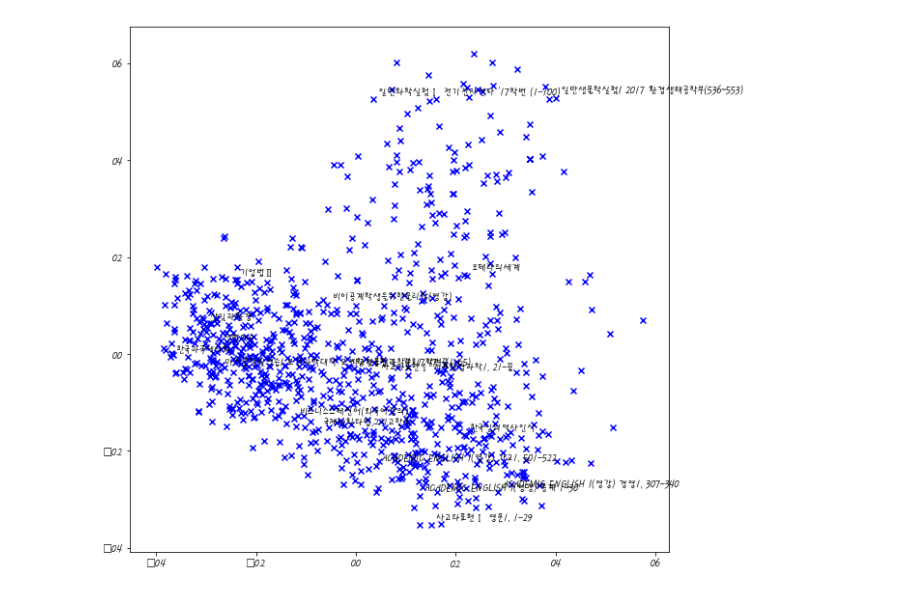
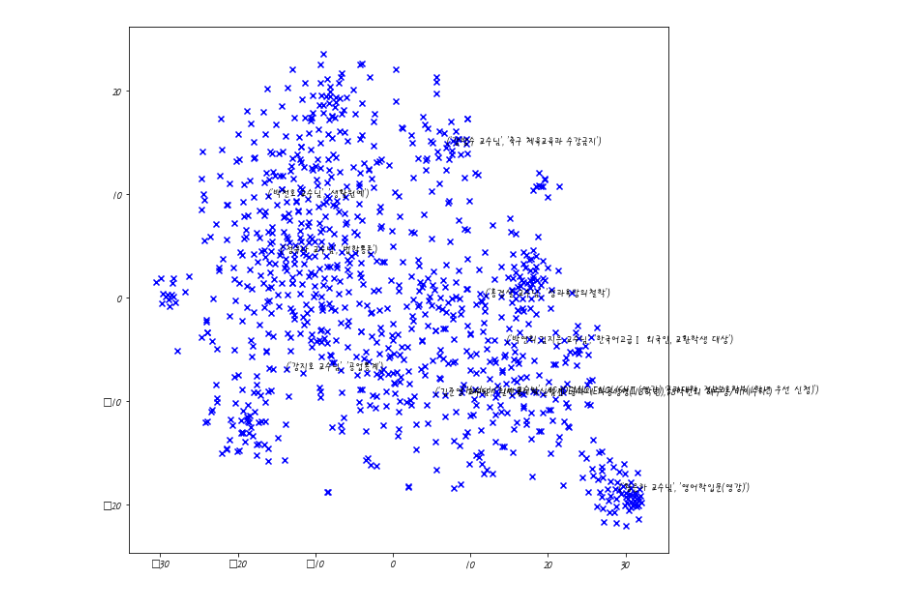
Before and after one commit to kuai-jjang/Recommendation, a Jupyter notebook: recommendation/tfidf/experiment.ipynb, the cells around one changed output. Drawn from its saved outputs; the diff is of its cells as text; code cells hidden in the pictures.

```diff
--- a/recommendation/tfidf/experiment.ipynb
+++ b/recommendation/tfidf/experiment.ipynb
@@ -16,0 +4,2 @@ with open('./lec_vec_2017_1','rb') as f:
+# %%
+haha=pd.read_csv('./lecture_vector_2018_2.csv')
@@ -17,30 +26,40 @@ with open('./lec_vec_2017_1','rb') as f:
+# %%
+data=haha[haha.columns[1:]]
 # %%
 from sklearn.decomposition import PCA
+from sklearn.manifold import TSNE
 
-data=pd.DataFrame(haha).T
-pca = PCA(n_components=2)
-y = pca.fit_transform(data)
+tsne_data = TSNE(learning_rate=300, init='pca').fit_transform(data)
 
-data['pca_x']=y[:,0]
-data['pca_y']=y[:,1]
+# data=pd.DataFrame(haha).T
+# pca = PCA(n_components=2)
+# y = pca.fit_transform(data)
+
+# data['pca_x']=y[:,0]
+# data['pca_y']=y[:,1]
+# %%
+data = (
+  pd.DataFrame(tsne_data, columns=['V1', 'V2'])
+    .assign(classname = haha[haha.columns[0]])
+)
 # %%
 import matplotlib.pyplot as plt
 import seaborn as sns
 from matplotlib import font_manager,rc
 
 font_path = "C:/Windows/Fonts/HMFMPYUN.TTF"
 font_name = font_manager.FontProperties(fname=font_path).get_name()
 rc('font',family=font_name)
 
 plt.figure(figsize=(10,10))
 for i,an in enumerate(data.index.values):
 
-    x = data['pca_x'].iloc[i]
-    y = data['pca_y'].iloc[i]
+    x = data['V1'].iloc[i]
+    y = data['V2'].iloc[i]
     plt.scatter(x, y, marker='x', color='blue')
-    if (i+5)%50==0:
-        plt.text(x+0.01, y+0.01, an, fontsize=10,color='black')
+    if (i+5)%100==0:
+        plt.text(x+0.01, y+0.01, data['classname'].iloc[i], fontsize=10,color='black')
 
 plt.show()
 # %% [output]
-[figure, old version]
+[figure, new version]
```
Also changed, not shown: parts of 5 cells of this notebook, 8 other files.
